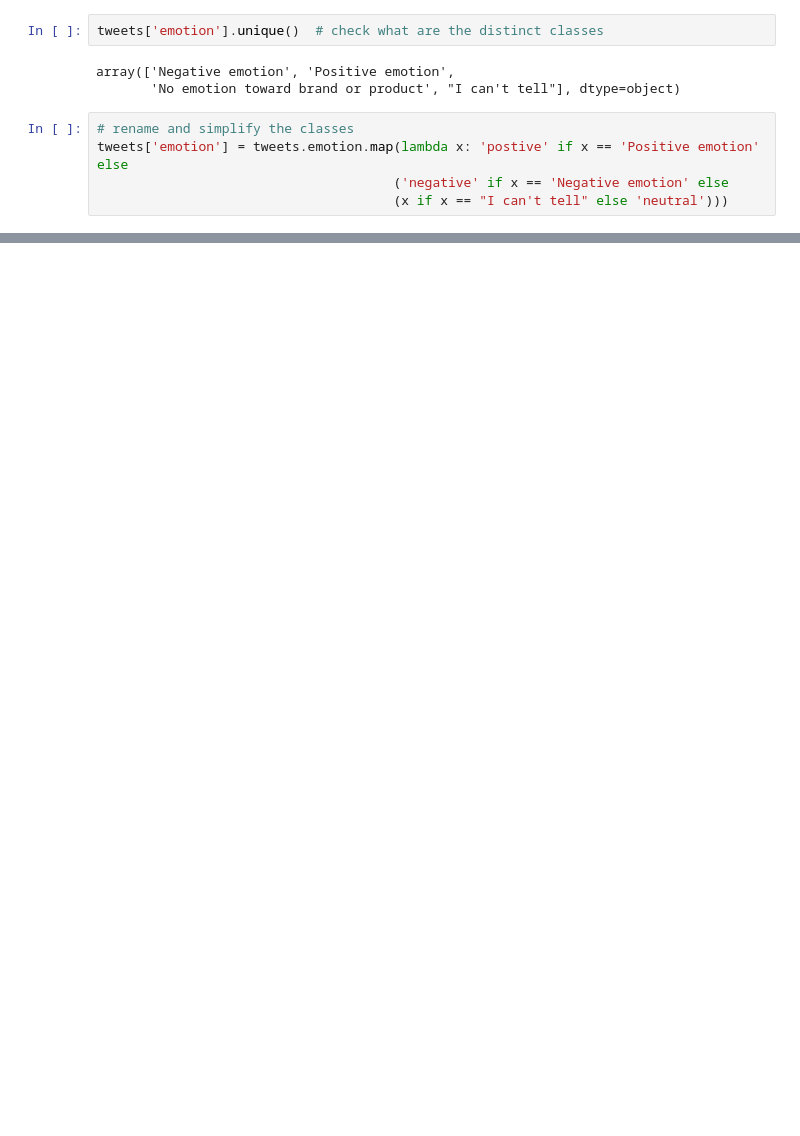
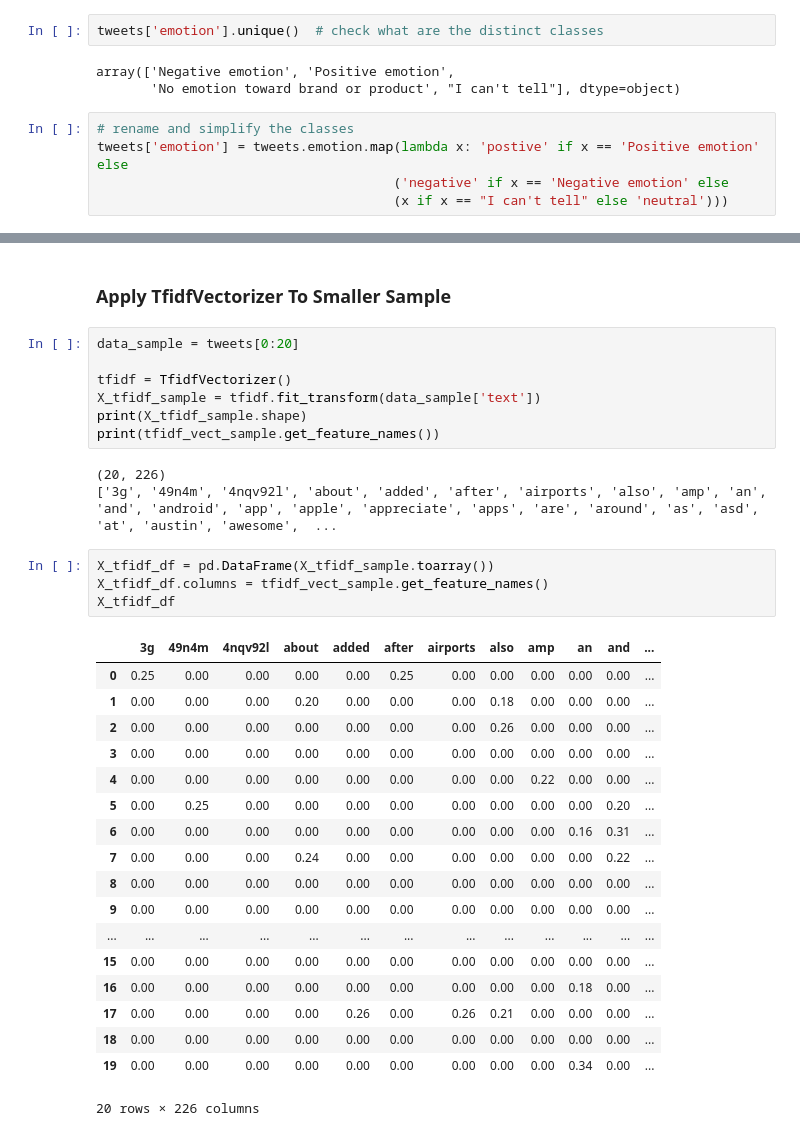
Before and after one commit to ykfarhan/twitter-sentiment-analysis, a Jupyter notebook: tweet_cleaning.ipynb, the cells around one changed output, grey strips where cells are left out. Cells and saved outputs as stored; diff of their text form; blank space fills up the shorter version.

```diff
--- a/tweet_cleaning.ipynb
+++ b/tweet_cleaning.ipynb
@@ -72,0 +110,35 @@ tweets['emotion'] = tweets.emotion.map(lambda x: 'postive' if x == 'Positive emo
+# %% [markdown]
+### Apply TfidfVectorizer To Smaller Sample
+# %%
+data_sample = tweets[0:20]
+
+tfidf = TfidfVectorizer()
+X_tfidf_sample = tfidf.fit_transform(data_sample['text'])
+print(X_tfidf_sample.shape)
+print(tfidf_vect_sample.get_feature_names())
+# %% [output]
+(20, 226)
+['3g', '49n4m', '4nqv92l', 'about', 'added', 'after', 'airports', 'also', 'amp', 'an', 'and', 'android', 'app', 'apple', 'appreciate', 'apps', 'are', 'around', 'as', 'asd', 'at', 'austin', 'awesome',  ...
+# %%
+X_tfidf_df = pd.DataFrame(X_tfidf_sample.toarray())
+X_tfidf_df.columns = tfidf_vect_sample.get_feature_names()
+X_tfidf_df
+# %% [output]
+|  | 3g | 49n4m | 4nqv92l | about | added | after | airports | also | amp | an | and | ... |
+| 0 | 0.25 | 0.00 | 0.00 | 0.00 | 0.00 | 0.25 | 0.00 | 0.00 | 0.00 | 0.00 | 0.00 | ... |
+| 1 | 0.00 | 0.00 | 0.00 | 0.20 | 0.00 | 0.00 | 0.00 | 0.18 | 0.00 | 0.00 | 0.00 | ... |
+| 2 | 0.00 | 0.00 | 0.00 | 0.00 | 0.00 | 0.00 | 0.00 | 0.26 | 0.00 | 0.00 | 0.00 | ... |
+| 3 | 0.00 | 0.00 | 0.00 | 0.00 | 0.00 | 0.00 | 0.00 | 0.00 | 0.00 | 0.00 | 0.00 | ... |
+| 4 | 0.00 | 0.00 | 0.00 | 0.00 | 0.00 | 0.00 | 0.00 | 0.00 | 0.22 | 0.00 | 0.00 | ... |
+| 5 | 0.00 | 0.25 | 0.00 | 0.00 | 0.00 | 0.00 | 0.00 | 0.00 | 0.00 | 0.00 | 0.20 | ... |
+| 6 | 0.00 | 0.00 | 0.00 | 0.00 | 0.00 | 0.00 | 0.00 | 0.00 | 0.00 | 0.16 | 0.31 | ... |
+| 7 | 0.00 | 0.00 | 0.00 | 0.24 | 0.00 | 0.00 | 0.00 | 0.00 | 0.00 | 0.00 | 0.22 | ... |
+| 8 | 0.00 | 0.00 | 0.00 | 0.00 | 0.00 | 0.00 | 0.00 | 0.00 | 0.00 | 0.00 | 0.00 | ... |
+| 9 | 0.00 | 0.00 | 0.00 | 0.00 | 0.00 | 0.00 | 0.00 | 0.00 | 0.00 | 0.00 | 0.00 | ... |
+| ... | ... | ... | ... | ... | ... | ... | ... | ... | ... | ... | ... | ... |
+| 15 | 0.00 | 0.00 | 0.00 | 0.00 | 0.00 | 0.00 | 0.00 | 0.00 | 0.00 | 0.00 | 0.00 | ... |
+| 16 | 0.00 | 0.00 | 0.00 | 0.00 | 0.00 | 0.00 | 0.00 | 0.00 | 0.00 | 0.18 | 0.00 | ... |
+| 17 | 0.00 | 0.00 | 0.00 | 0.00 | 0.26 | 0.00 | 0.26 | 0.21 | 0.00 | 0.00 | 0.00 | ... |
+| 18 | 0.00 | 0.00 | 0.00 | 0.00 | 0.00 | 0.00 | 0.00 | 0.00 | 0.00 | 0.00 | 0.00 | ... |
+| 19 | 0.00 | 0.00 | 0.00 | 0.00 | 0.00 | 0.00 | 0.00 | 0.00 | 0.00 | 0.34 | 0.00 | ... |
+20 rows × 226 columns
```
Also changed, not shown: parts of 25 cells of this notebook.
